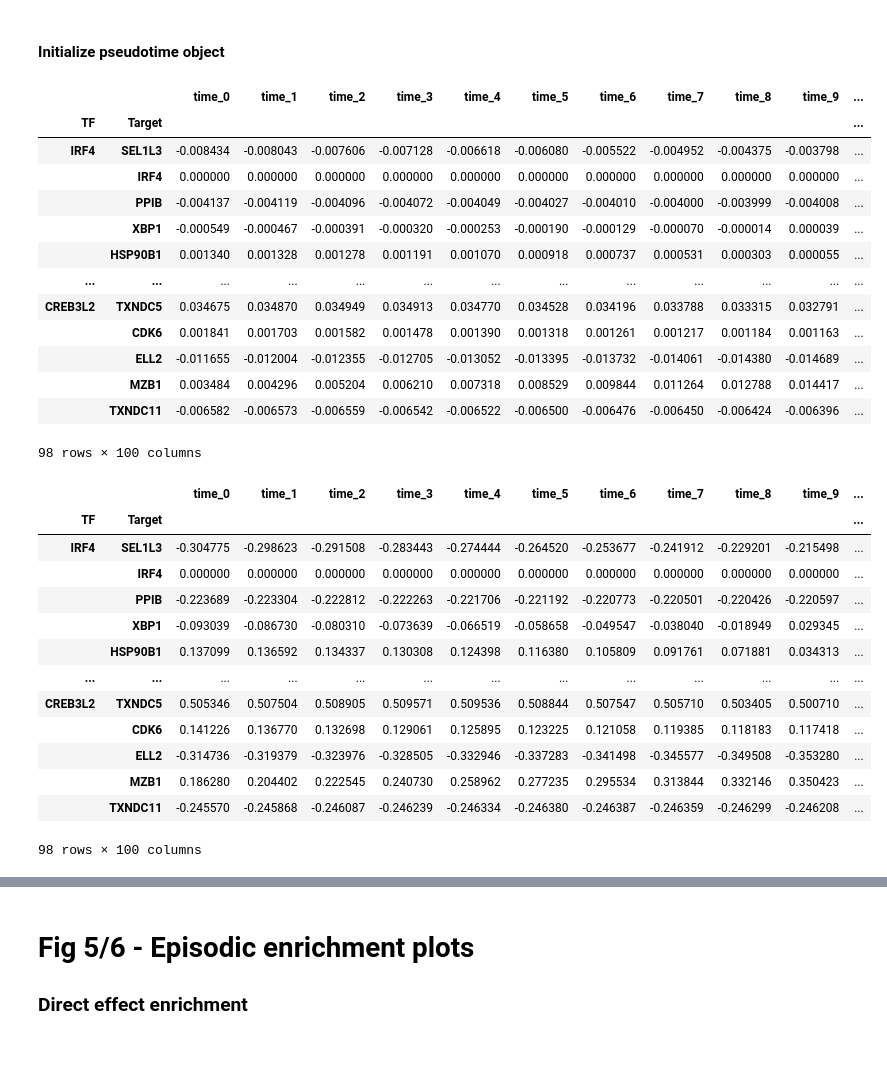
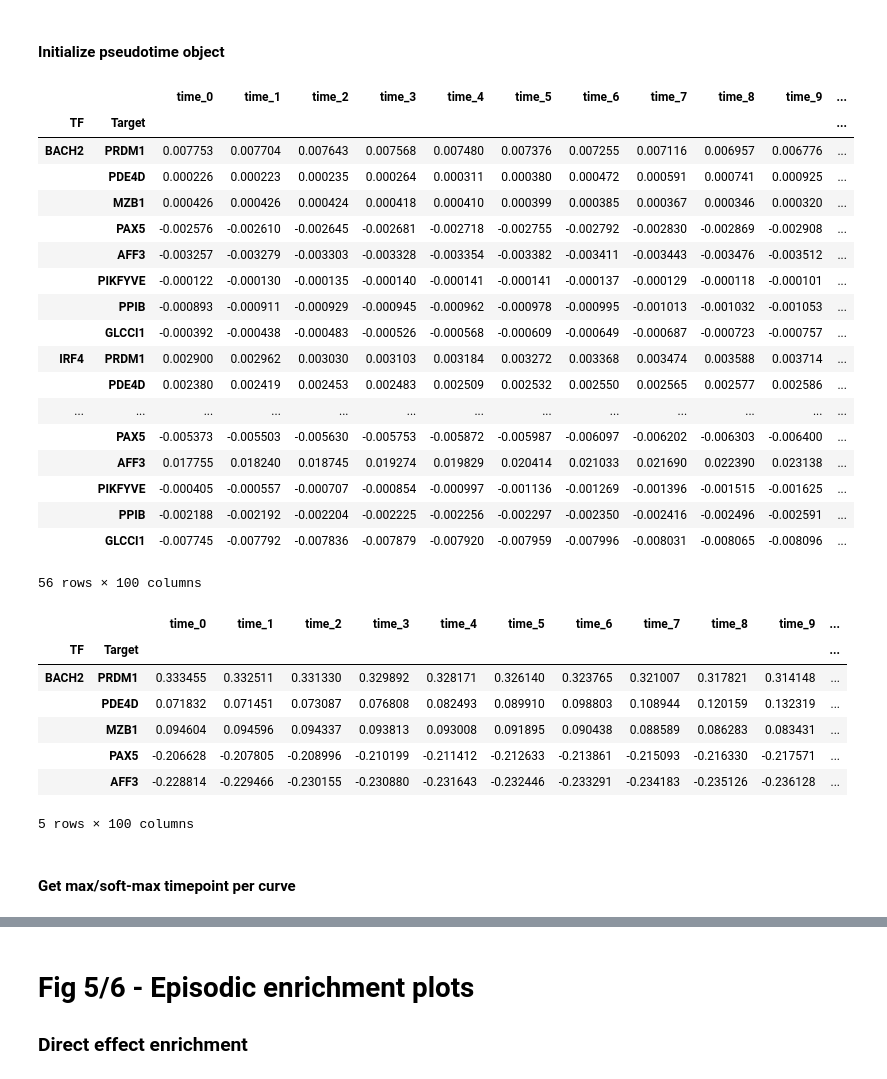
Before and after one commit to sachha-naksha/B_Cell_States, a Jupyter notebook: multiome_dynamic_regulation/py_scripts/analysis/plotting_code.ipynb, the cells around one changed output, grey strips where cells are left out. Saved outputs shown, nothing was run; the diff lists cells and outputs as text; code cells hidden in the pictures; blank space fills up the shorter version.

```diff
--- a/multiome_dynamic_regulation/py_scripts/analysis/plotting_code.ipynb
+++ b/multiome_dynamic_regulation/py_scripts/analysis/plotting_code.ipynb
@@ -240,34 +240,39 @@ PB_links_plotting = [('RUNX2','PRDM1'),('CREB3L2','RUNX2'),('IRF4','CDK6'),('CRE
 # %%
 
-GC_links_plotting = [('ARID5B','PIKFYVE'),('ARID5B','PDE4D'),('IRF4','PAX5'),('NFKB1','PAX5'),('IRF4','AFF3'),('NFKB1','AFF3'),('BATF','PPIB'),('BACH2','MZB1'),('PAX5','GLCCI1'),
-                     ('PAX5','PRDM1'),('CREB3L2','PAX5')]
+GC_links_plotting = [('ARID5B','PIKFYVE'),('ARID5B','PDE4D'),('IRF4','PAX5'),('BATF','PPIB'),('NFKB1','AFF3'),('IRF4','AFF3'),('BACH2','MZB1'),('PAX5','GLCCI1'),
+                     ('PAX5','PRDM1'),('CREB3L2','PAX5'),('NFKB1','PAX5')]
 # %% [markdown]
 #### Initialize pseudotime object
 # %%
-pseudotime_object = SmoothedCurves(dictys_dynamic_object,
-    trajectory_range=(0,2),
+pseudotime_object = SmoothedCurvesGRN(dictys_dynamic_object,
+    trajectory_range=(0,3),
     num_points=100,
     dist=0.0005,
     sparsity=0.01)
 # %%
-beta_curves, dtime = pseudotime_object.get_beta_curves(PB_links_plotting, varname='w_in')
+beta_curves, dtime = pseudotime_object.get_beta_curves(GC_links_plotting, varname='w_in')
 # %%
 display(beta_curves)
 # %% [output]
 |  |  | time_0 | time_1 | time_2 | time_3 | time_4 | time_5 | time_6 | time_7 | time_8 | time_9 | ... |
 | TF | Target |  |  |  |  |  |  |  |  |  |  | ... |
-| IRF4 | SEL1L3 | -0.008434 | -0.008043 | -0.007606 | -0.007128 | -0.006618 | -0.006080 | -0.005522 | -0.004952 | -0.004375 | -0.003798 | ... |
-|  | IRF4 | 0.000000 | 0.000000 | 0.000000 | 0.000000 | 0.000000 | 0.000000 | 0.000000 | 0.000000 | 0.000000 | 0.000000 | ... |
-|  | PPIB | -0.004137 | -0.004119 | -0.004096 | -0.004072 | -0.004049 | -0.004027 | -0.004010 | -0.004000 | -0.003999 | -0.004008 | ... |
-|  | XBP1 | -0.000549 | -0.000467 | -0.000391 | -0.000320 | -0.000253 | -0.000190 | -0.000129 | -0.000070 | -0.000014 | 0.000039 | ... |
-|  | HSP90B1 | 0.001340 | 0.001328 | 0.001278 | 0.001191 | 0.001070 | 0.000918 | 0.000737 | 0.000531 | 0.000303 | 0.000055 | ... |
+| BACH2 | PRDM1 | 0.007753 | 0.007704 | 0.007643 | 0.007568 | 0.007480 | 0.007376 | 0.007255 | 0.007116 | 0.006957 | 0.006776 | ... |
+|  | PDE4D | 0.000226 | 0.000223 | 0.000235 | 0.000264 | 0.000311 | 0.000380 | 0.000472 | 0.000591 | 0.000741 | 0.000925 | ... |
+|  | MZB1 | 0.000426 | 0.000426 | 0.000424 | 0.000418 | 0.000410 | 0.000399 | 0.000385 | 0.000367 | 0.000346 | 0.000320 | ... |
+|  | PAX5 | -0.002576 | -0.002610 | -0.002645 | -0.002681 | -0.002718 | -0.002755 | -0.002792 | -0.002830 | -0.002869 | -0.002908 | ... |
+|  | AFF3 | -0.003257 | -0.003279 | -0.003303 | -0.003328 | -0.003354 | -0.003382 | -0.003411 | -0.003443 | -0.003476 | -0.003512 | ... |
+|  | PIKFYVE | -0.000122 | -0.000130 | -0.000135 | -0.000140 | -0.000141 | -0.000141 | -0.000137 | -0.000129 | -0.000118 | -0.000101 | ... |
+|  | PPIB | -0.000893 | -0.000911 | -0.000929 | -0.000945 | -0.000962 | -0.000978 | -0.000995 | -0.001013 | -0.001032 | -0.001053 | ... |
+|  | GLCCI1 | -0.000392 | -0.000438 | -0.000483 | -0.000526 | -0.000568 | -0.000609 | -0.000649 | -0.000687 | -0.000723 | -0.000757 | ... |
+| IRF4 | PRDM1 | 0.002900 | 0.002962 | 0.003030 | 0.003103 | 0.003184 | 0.003272 | 0.003368 | 0.003474 | 0.003588 | 0.003714 | ... |
+|  | PDE4D | 0.002380 | 0.002419 | 0.002453 | 0.002483 | 0.002509 | 0.002532 | 0.002550 | 0.002565 | 0.002577 | 0.002586 | ... |
 | ... | ... | ... | ... | ... | ... | ... | ... | ... | ... | ... | ... | ... |
-| CREB3L2 | TXNDC5 | 0.034675 | 0.034870 | 0.034949 | 0.034913 | 0.034770 | 0.034528 | 0.034196 | 0.033788 | 0.033315 | 0.032791 | ... |
-|  | CDK6 | 0.001841 | 0.001703 | 0.001582 | 0.001478 | 0.001390 | 0.001318 | 0.001261 | 0.001217 | 0.001184 | 0.001163 | ... |
-|  | ELL2 | -0.011655 | -0.012004 | -0.012355 | -0.012705 | -0.013052 | -0.013395 | -0.013732 | -0.014061 | -0.014380 | -0.014689 | ... |
-|  | MZB1 | 0.003484 | 0.004296 | 0.005204 | 0.006210 | 0.007318 | 0.008529 | 0.009844 | 0.011264 | 0.012788 | 0.014417 | ... |
-|  | TXNDC11 | -0.006582 | -0.006573 | -0.006559 | -0.006542 | -0.006522 | -0.006500 | -0.006476 | -0.006450 | -0.006424 | -0.006396 | ... |
+|  | PAX5 | -0.005373 | -0.005503 | -0.005630 | -0.005753 | -0.005872 | -0.005987 | -0.006097 | -0.006202 | -0.006303 | -0.006400 | ... |
+|  | AFF3 | 0.017755 | 0.018240 | 0.018745 | 0.019274 | 0.019829 | 0.020414 | 0.021033 | 0.021690 | 0.022390 | 0.023138 | ... |
+|  | PIKFYVE | -0.000405 | -0.000557 | -0.000707 | -0.000854 | -0.000997 | -0.001136 | -0.001269 | -0.001396 | -0.001515 | -0.001625 | ... |
+|  | PPIB | -0.002188 | -0.002192 | -0.002204 | -0.002225 | -0.002256 | -0.002297 | -0.002350 | -0.002416 | -0.002496 | -0.002591 | ... |
+|  | GLCCI1 | -0.007745 | -0.007792 | -0.007836 | -0.007879 | -0.007920 | -0.007959 | -0.007996 | -0.008031 | -0.008065 | -0.008096 | ... |
-98 rows × 100 columns
+56 rows × 100 columns
 # %%
 # get the expression curves of the TFs in the specified links
 tf_expression, _ = pseudotime_object.get_smoothed_curves(mode='tf_expression')
@@ -275,19 +280,15 @@ regulon_tf_expression = tf_expression.loc[beta_curves.index.get_level_values(0).
 # %%
 force_curves = pseudotime_object.calculate_force_curves(beta_curves, regulon_tf_expression)
 # %%
-display(force_curves)
+display(force_curves.head())
 # %% [output]
 |  |  | time_0 | time_1 | time_2 | time_3 | time_4 | time_5 | time_6 | time_7 | time_8 | time_9 | ... |
 | TF | Target |  |  |  |  |  |  |  |  |  |  | ... |
-| IRF4 | SEL1L3 | -0.304775 | -0.298623 | -0.291508 | -0.283443 | -0.274444 | -0.264520 | -0.253677 | -0.241912 | -0.229201 | -0.215498 | ... |
-|  | IRF4 | 0.000000 | 0.000000 | 0.000000 | 0.000000 | 0.000000 | 0.000000 | 0.000000 | 0.000000 | 0.000000 | 0.000000 | ... |
-|  | PPIB | -0.223689 | -0.223304 | -0.222812 | -0.222263 | -0.221706 | -0.221192 | -0.220773 | -0.220501 | -0.220426 | -0.220597 | ... |
-|  | XBP1 | -0.093039 | -0.086730 | -0.080310 | -0.073639 | -0.066519 | -0.058658 | -0.049547 | -0.038040 | -0.018949 | 0.029345 | ... |
-|  | HSP90B1 | 0.137099 | 0.136592 | 0.134337 | 0.130308 | 0.124398 | 0.116380 | 0.105809 | 0.091761 | 0.071881 | 0.034313 | ... |
-| ... | ... | ... | ... | ... | ... | ... | ... | ... | ... | ... | ... | ... |
-| CREB3L2 | TXNDC5 | 0.505346 | 0.507504 | 0.508905 | 0.509571 | 0.509536 | 0.508844 | 0.507547 | 0.505710 | 0.503405 | 0.500710 | ... |
-|  | CDK6 | 0.141226 | 0.136770 | 0.132698 | 0.129061 | 0.125895 | 0.123225 | 0.121058 | 0.119385 | 0.118183 | 0.117418 | ... |
-|  | ELL2 | -0.314736 | -0.319379 | -0.323976 | -0.328505 | -0.332946 | -0.337283 | -0.341498 | -0.345577 | -0.349508 | -0.353280 | ... |
-|  | MZB1 | 0.186280 | 0.204402 | 0.222545 | 0.240730 | 0.258962 | 0.277235 | 0.295534 | 0.313844 | 0.332146 | 0.350423 | ... |
-|  | TXNDC11 | -0.245570 | -0.245868 | -0.246087 | -0.246239 | -0.246334 | -0.246380 | -0.246387 | -0.246359 | -0.246299 | -0.246208 | ... |
+| BACH2 | PRDM1 | 0.333455 | 0.332511 | 0.331330 | 0.329892 | 0.328171 | 0.326140 | 0.323765 | 0.321007 | 0.317821 | 0.314148 | ... |
+|  | PDE4D | 0.071832 | 0.071451 | 0.073087 | 0.076808 | 0.082493 | 0.089910 | 0.098803 | 0.108944 | 0.120159 | 0.132319 | ... |
+|  | MZB1 | 0.094604 | 0.094596 | 0.094337 | 0.093813 | 0.093008 | 0.091895 | 0.090438 | 0.088589 | 0.086283 | 0.083431 | ... |
+|  | PAX5 | -0.206628 | -0.207805 | -0.208996 | -0.210199 | -0.211412 | -0.212633 | -0.213861 | -0.215093 | -0.216330 | -0.217571 | ... |
+|  | AFF3 | -0.228814 | -0.229466 | -0.230155 | -0.230880 | -0.231643 | -0.232446 | -0.233291 | -0.234183 | -0.235126 | -0.236128 | ... |
-98 rows × 100 columns
+5 rows × 100 columns
+# %% [markdown]
+#### Get max/soft-max timepoint per curve
```
Also changed, not shown: parts of 7 cells of this notebook.
